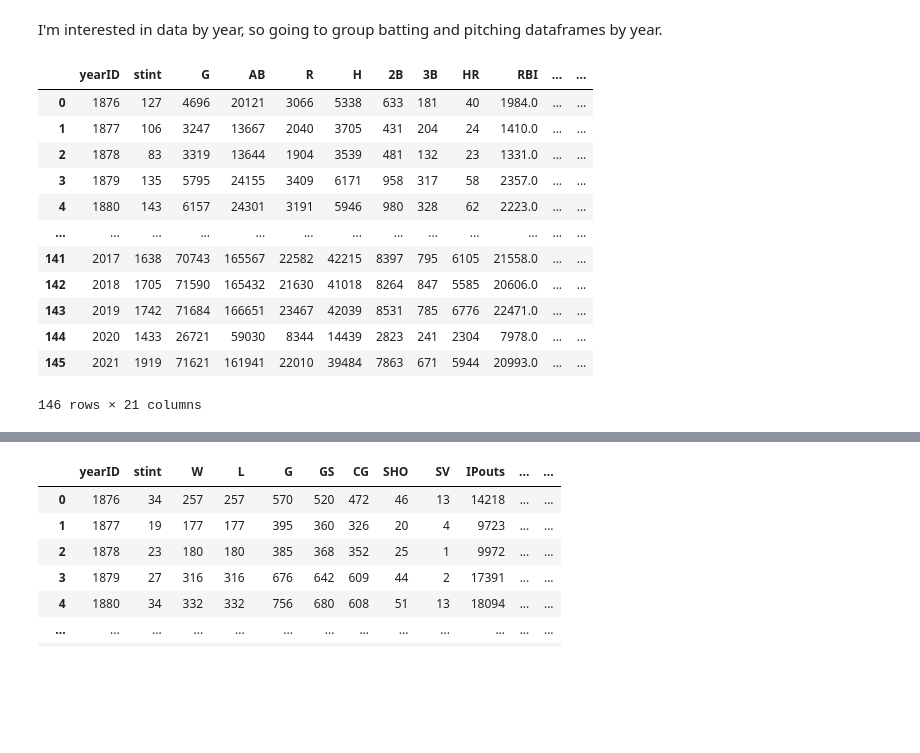
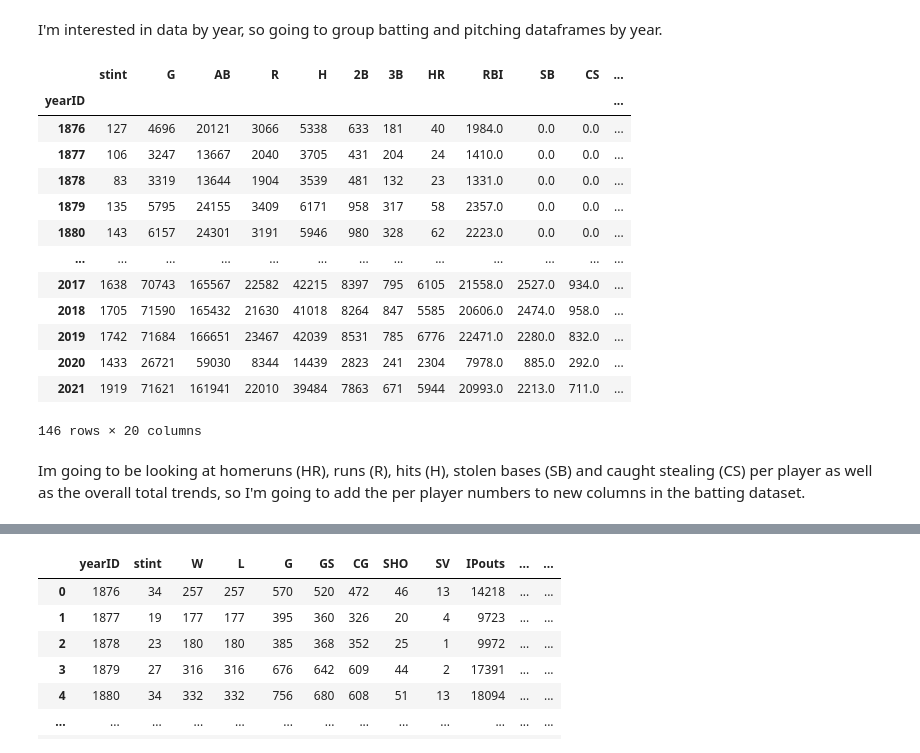
Before and after one commit to ashleyg16/Springboard, a Jupyter notebook: CraftingStory/MajorLeagueBaseballStory.ipynb, the cells around one changed output, grey strips where cells are left out. Saved outputs shown, nothing was run; the diff lists cells and outputs as text; code cells hidden in the pictures; blank space fills up the shorter version.

```diff
--- a/CraftingStory/MajorLeagueBaseballStory.ipynb
+++ b/CraftingStory/MajorLeagueBaseballStory.ipynb
@@ -107,22 +107,24 @@ I'm interested in data by year, so going to group batting and pitching dataframe
 # %%
 batting_year = batting.groupby(['yearID']).sum()
 
 #want to know how many players are included in each year's stats and how many teams are included
 batting_year['num_players'] = batting.groupby('yearID')['playerID'].nunique()
 batting_year['num_teams'] = batting.groupby('yearID')['teamID'].nunique()
-batting_year = batting_year.reset_index()
 batting_year
 # %% [output]
-|  | yearID | stint | G | AB | R | H | 2B | 3B | HR | RBI | ... | ... |
-| 0 | 1876 | 127 | 4696 | 20121 | 3066 | 5338 | 633 | 181 | 40 | 1984.0 | ... | ... |
-| 1 | 1877 | 106 | 3247 | 13667 | 2040 | 3705 | 431 | 204 | 24 | 1410.0 | ... | ... |
-| 2 | 1878 | 83 | 3319 | 13644 | 1904 | 3539 | 481 | 132 | 23 | 1331.0 | ... | ... |
-| 3 | 1879 | 135 | 5795 | 24155 | 3409 | 6171 | 958 | 317 | 58 | 2357.0 | ... | ... |
-| 4 | 1880 | 143 | 6157 | 24301 | 3191 | 5946 | 980 | 328 | 62 | 2223.0 | ... | ... |
+|  | stint | G | AB | R | H | 2B | 3B | HR | RBI | SB | CS | ... |
+| yearID |  |  |  |  |  |  |  |  |  |  |  | ... |
+| 1876 | 127 | 4696 | 20121 | 3066 | 5338 | 633 | 181 | 40 | 1984.0 | 0.0 | 0.0 | ... |
+| 1877 | 106 | 3247 | 13667 | 2040 | 3705 | 431 | 204 | 24 | 1410.0 | 0.0 | 0.0 | ... |
+| 1878 | 83 | 3319 | 13644 | 1904 | 3539 | 481 | 132 | 23 | 1331.0 | 0.0 | 0.0 | ... |
+| 1879 | 135 | 5795 | 24155 | 3409 | 6171 | 958 | 317 | 58 | 2357.0 | 0.0 | 0.0 | ... |
+| 1880 | 143 | 6157 | 24301 | 3191 | 5946 | 980 | 328 | 62 | 2223.0 | 0.0 | 0.0 | ... |
 | ... | ... | ... | ... | ... | ... | ... | ... | ... | ... | ... | ... | ... |
-| 141 | 2017 | 1638 | 70743 | 165567 | 22582 | 42215 | 8397 | 795 | 6105 | 21558.0 | ... | ... |
-| 142 | 2018 | 1705 | 71590 | 165432 | 21630 | 41018 | 8264 | 847 | 5585 | 20606.0 | ... | ... |
-| 143 | 2019 | 1742 | 71684 | 166651 | 23467 | 42039 | 8531 | 785 | 6776 | 22471.0 | ... | ... |
-| 144 | 2020 | 1433 | 26721 | 59030 | 8344 | 14439 | 2823 | 241 | 2304 | 7978.0 | ... | ... |
-| 145 | 2021 | 1919 | 71621 | 161941 | 22010 | 39484 | 7863 | 671 | 5944 | 20993.0 | ... | ... |
+| 2017 | 1638 | 70743 | 165567 | 22582 | 42215 | 8397 | 795 | 6105 | 21558.0 | 2527.0 | 934.0 | ... |
+| 2018 | 1705 | 71590 | 165432 | 21630 | 41018 | 8264 | 847 | 5585 | 20606.0 | 2474.0 | 958.0 | ... |
+| 2019 | 1742 | 71684 | 166651 | 23467 | 42039 | 8531 | 785 | 6776 | 22471.0 | 2280.0 | 832.0 | ... |
+| 2020 | 1433 | 26721 | 59030 | 8344 | 14439 | 2823 | 241 | 2304 | 7978.0 | 885.0 | 292.0 | ... |
+| 2021 | 1919 | 71621 | 161941 | 22010 | 39484 | 7863 | 671 | 5944 | 20993.0 | 2213.0 | 711.0 | ... |
-146 rows × 21 columns
+146 rows × 20 columns
+# %% [markdown]
+Im going to be looking at homeruns (HR), runs (R), hits (H), stolen bases (SB) and caught stealing (CS) per player as well as the overall total trends, so I'm going to add the per player numbers to new columns in the batting dataset.
```
Also changed, not shown: parts of 17 cells of this notebook.
